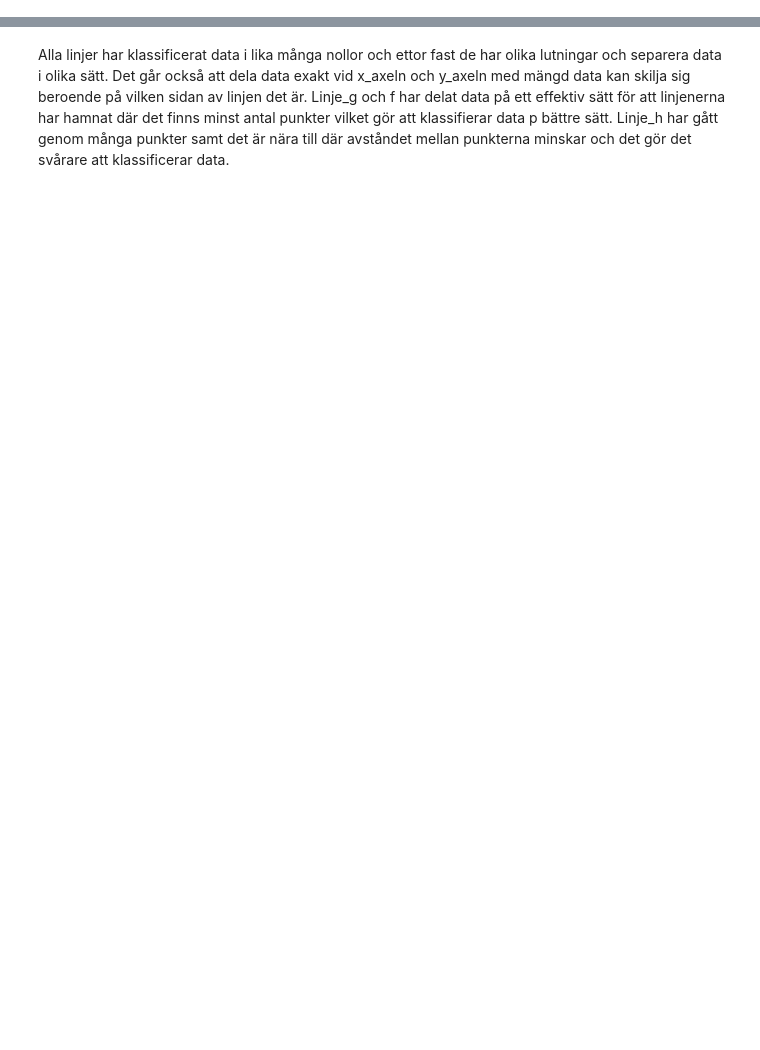
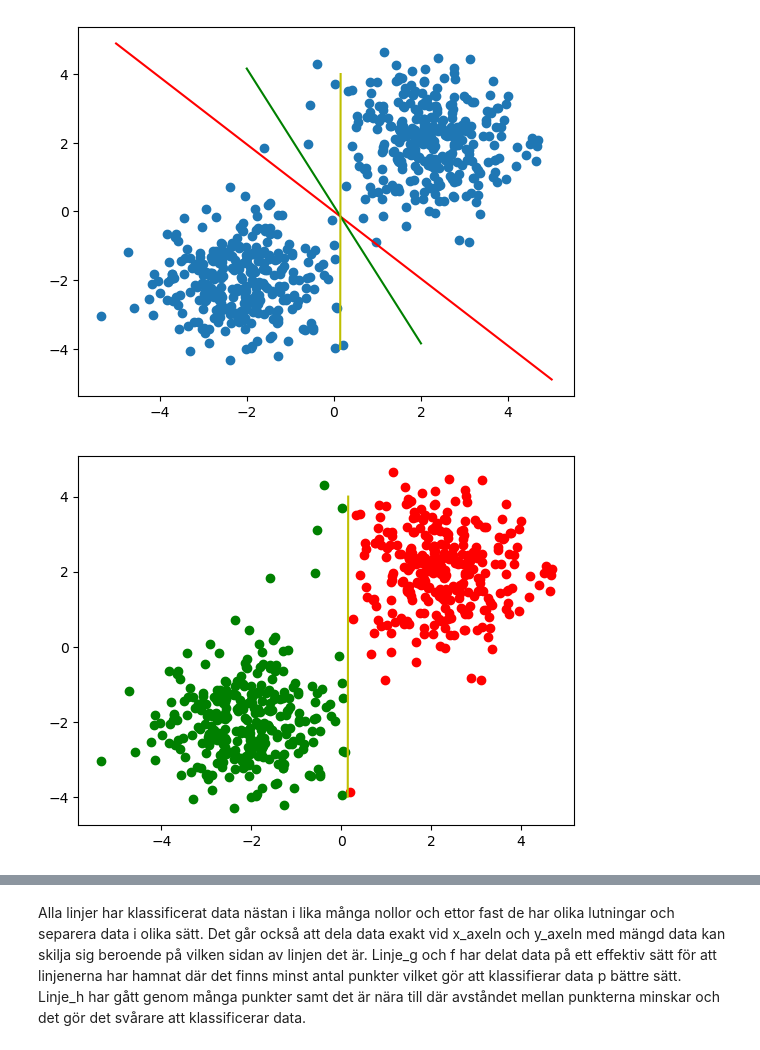
Before and after one commit to machinelearnning/Python-Programmering-Mustafa-Yosufi, a Jupyter notebook: labb3/lab3.ipynb, the cells around one changed output, grey strips where cells are left out. Cells and saved outputs as stored; diff of their text form; code cells hidden in the pictures; blank space fills up the shorter version.

```diff
--- a/labb3/lab3.ipynb
+++ b/labb3/lab3.ipynb
@@ -1,30 +1,54 @@
 # %%
 import pandas as pd
 import matplotlib.pyplot as plt
 import numpy as np
 
-df = pd.read_csv("unlabelled_data.csv")
-df.columns = df.columns.str.replace("-1.885907518189583", "x_points").str.replace("-1.997407599218205", "y_points")
+df = pd.read_csv("unlabelled_data.csv", names = ["x_points", "y_points"])
 
 # Hittar pounkter genom ligga x punkter i ekvationer
 c, f = [-5, 5], [4.89, -4.89]  # f(x) = −0.489x
 d, s = [-2, 2], [4.16, -3.84]  # g(x) = −2x + 0.16
 r, v = [0.155, 0.145], [4, -4] # h(x) = 800x − 120
 
 plt.scatter(df["x_points"], df["y_points"])
 plt.plot(c, f, "r")
 plt.plot(d, s, "g")
 plt.plot(r, v, "y")
+plt.show()
 
 def classify(data, k, m = 0): # funktion skapar en kolumn och klassificerar värdet till noll och ett
-    data["label"] = np.where(data["y_points"] > data["x_points"] * k + m, 0, 1)
-    return data
+    new_data = data.copy()
+    new_data["label"] = np.where(new_data["y_points"] > new_data["x_points"] * k + m, 0, 1)
+    return new_data
 
-# -0.489   linje f
-#  -2 + 0.16 linje h
-line_h = classify(df, -2, 0.16) # data, k-värde och m-ärde matas in.
 
-x_values = line_h[line_h["label"] == 1] # separerar rader som är ettor och nollor
-y_values = line_h[line_h["label"] == 0]
+line_g = classify(df, -2, 0.16) # data, k-värde och m-ärde matas in.
+line_h = classify(df, 800, -120)
+line_f = classify(df, -0.489, 0)
 
-print(len(x_values))
+h_values = line_h[line_h["label"] == 1] # separerar rader som är ettor och nollor
+h_values_y = line_h[line_h["label"] == 0]
+
+g_values = line_g[line_g["label"] == 1]
+g_values_y = line_g[line_g["label"] == 0]
+
+f_values = line_f[line_f["label"] == 1]
+f_values_y = line_f[line_f["label"] == 0]
+
+plt.scatter(h_values["x_points"], h_values["y_points"], color = "red")
+plt.scatter(h_values_y["x_points"], h_values_y["y_points"], color = "green")
+plt.plot(r, v, "y")
+plt.show()
+
+plt.scatter(g_values["x_points"], g_values["y_points"], color = "red")
+plt.scatter(g_values_y["x_points"], g_values_y["y_points"], color = "green")
+plt.plot(d, s, "g")
+plt.show()
+
+plt.scatter(f_values["x_points"], f_values["y_points"], color = "red")
+plt.scatter(f_values_y["x_points"], f_values_y["y_points"], color = "green")
+plt.plot(c, f, "r")
+plt.show()
+# %% [output]
+[figure, added]
+[figure, added]
@@ -31,2 +57,2 @@ print(len(x_values))
 # %% [markdown]
-Alla linjer har klassificerat data i lika många nollor och ettor fast de har olika lutningar och separera data i olika sätt. Det går också att dela data exakt vid x_axeln och y_axeln med mängd data kan skilja sig beroende på vilken sidan av linjen det är. Linje_g och f har delat data på ett effektiv sätt för att linjenerna har hamnat där det finns minst antal punkter vilket gör att klassifierar data p bättre sätt. Linje_h har gått genom många punkter samt det är nära till där avståndet mellan punkterna minskar och det gör det svårare att klassificerar data.
+Alla linjer har klassificerat data nästan i lika många nollor och ettor fast de har olika lutningar och separera data i olika sätt. Det går också att dela data exakt vid x_axeln och y_axeln med mängd data kan skilja sig beroende på vilken sidan av linjen det är. Linje_g och f har delat data på ett effektiv sätt för att linjenerna har hamnat där det finns minst antal punkter vilket gör att klassifierar data p bättre sätt. Linje_h har gått genom många punkter samt det är nära till där avståndet mellan punkterna minskar och det gör det svårare att klassificerar data.
```
Also changed, not shown: parts of 1 cell of this notebook.
